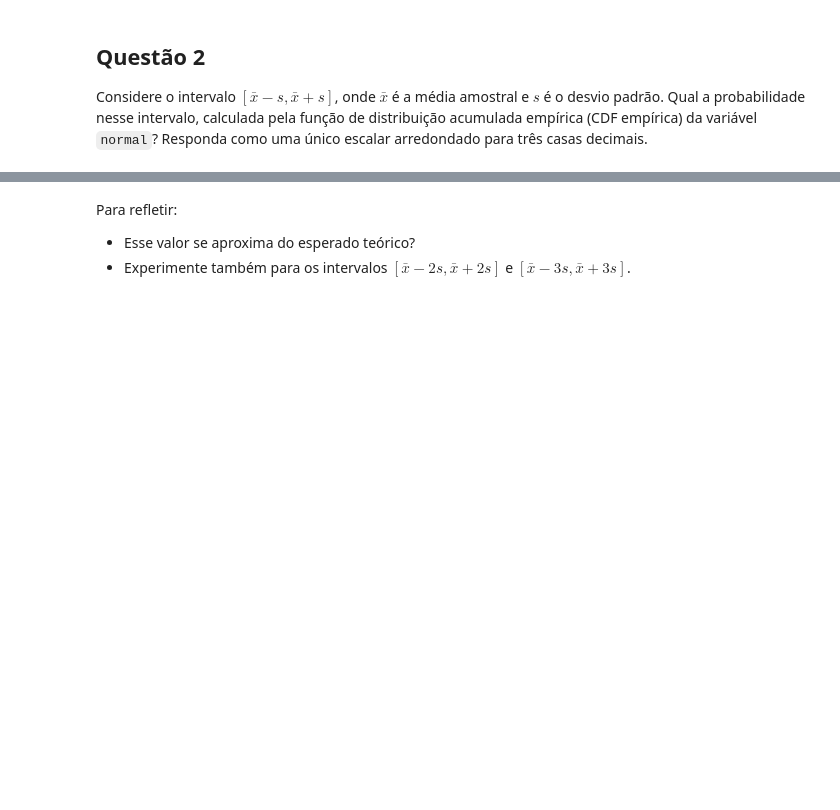
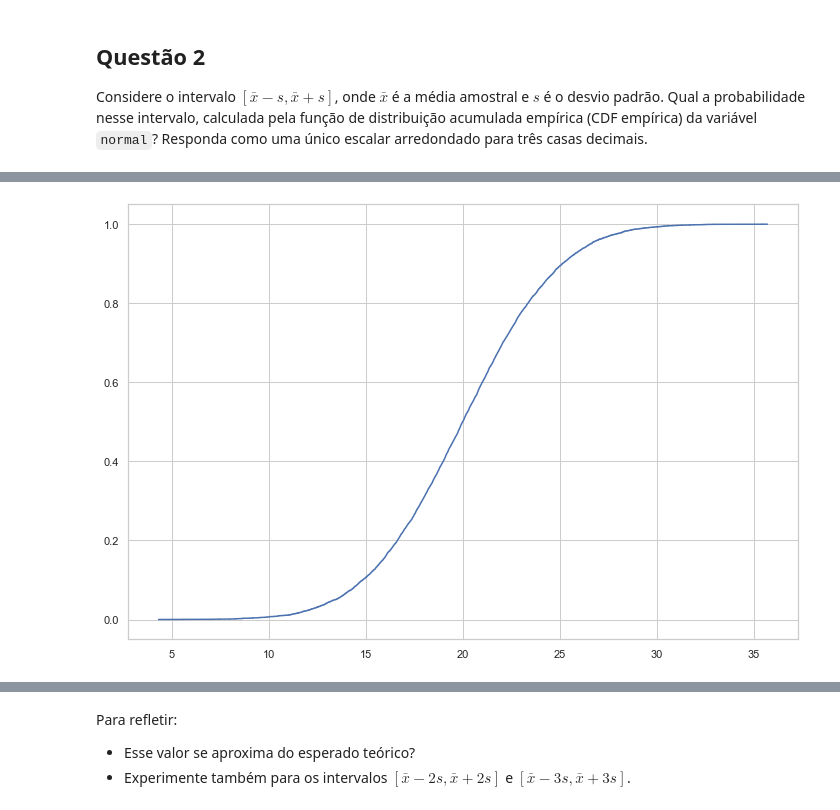
Before and after one commit to edson/codenation, a Jupyter notebook: aceleradev_ds/semana4/main.ipynb, the cells around one changed output, grey strips where cells are left out. Cells and saved outputs as stored; diff of their text form; code cells hidden in the pictures; blank space fills up the shorter version.

```diff
--- a/aceleradev_ds/semana4/main.ipynb
+++ b/aceleradev_ds/semana4/main.ipynb
@@ -137,0 +160,9 @@ round(cdf_faixa_um_desvio_padrao,3)
+# %%
+#Questão 2 - Segunda Versão
+#Função de distribuição acumulada da nossa normal
+ecdf_normal = ECDF(dataframe['normal'])
+
+plt.step(ecdf_normal.x,ecdf_normal.y)
+plt.show()
+# %% [output]
+[figure, added]
```
Also changed, not shown: parts of 12 cells of this notebook.
